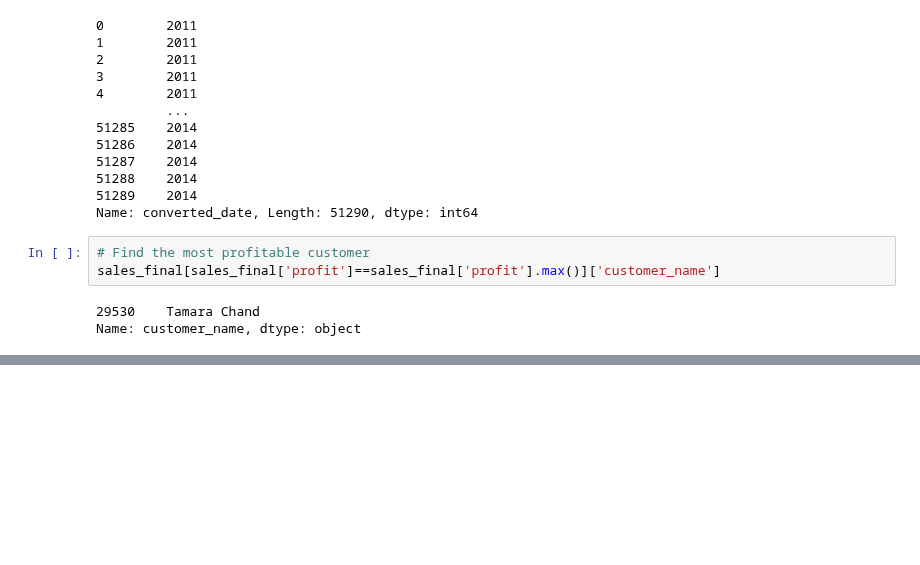
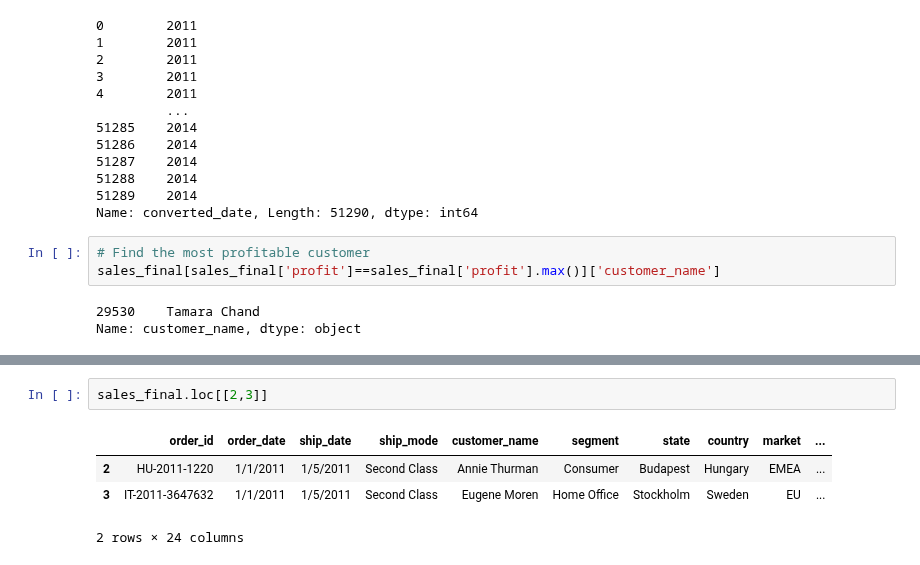
Before and after one commit to dvnasutosh/ineurondatascience, a Jupyter notebook: pandas/2.ipynb, the cells around one changed output, grey strips where cells are left out. Saved outputs shown, nothing was run; the diff lists cells and outputs as text; blank space fills up the shorter version.

```diff
--- a/pandas/2.ipynb
+++ b/pandas/2.ipynb
@@ -164,0 +195,7 @@ hell
+# %%
+sales_final.loc[[2,3]]
+# %% [output]
+|  | order_id | order_date | ship_date | ship_mode | customer_name | segment | state | country | market | ... |
+| 2 | HU-2011-1220 | 1/1/2011 | 1/5/2011 | Second Class | Annie Thurman | Consumer | Budapest | Hungary | EMEA | ... |
+| 3 | IT-2011-3647632 | 1/1/2011 | 1/5/2011 | Second Class | Eugene Moren | Home Office | Stockholm | Sweden | EU | ... |
+2 rows × 24 columns
```
Also changed, not shown: parts of 17 cells of this notebook, 9 other files.
